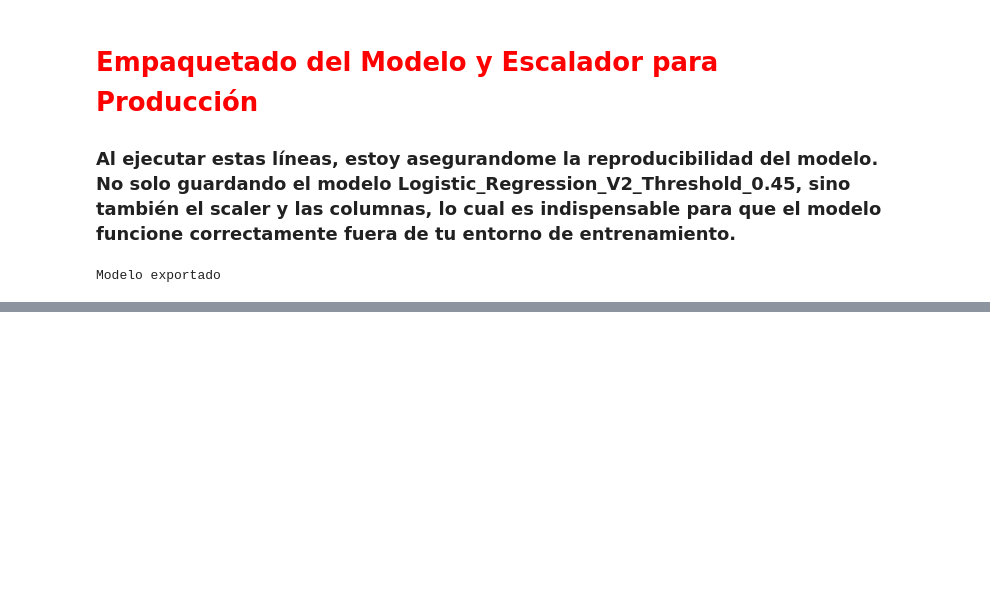
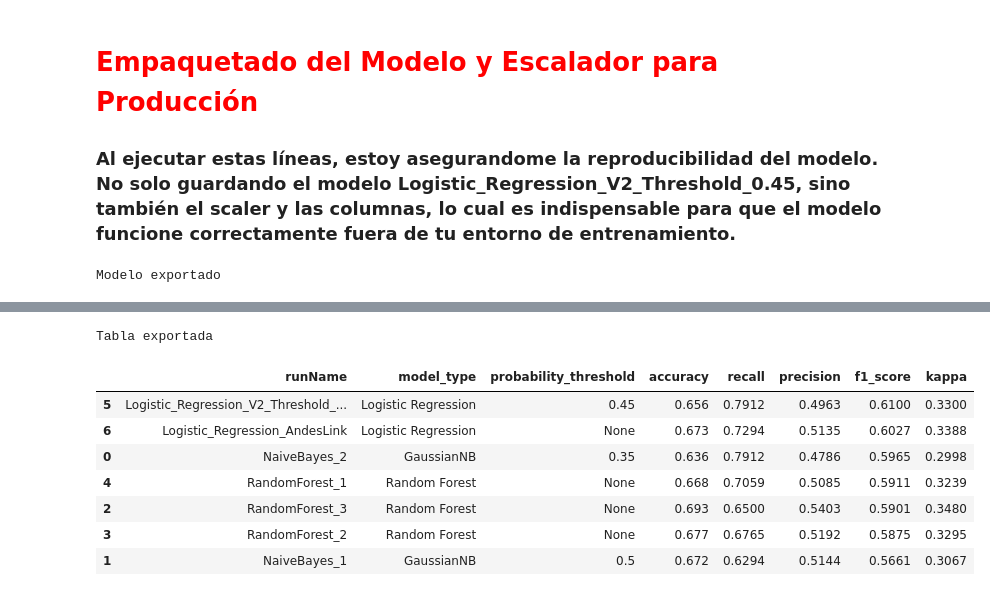
Before and after one commit to JuanManuelResquin84/Portafolio_03_Proyecto_AndesLink_MLOps, a Jupyter notebook: notebooks/02_Modelado_AndesLink.ipynb, the cells around one changed output, grey strips where cells are left out. Drawn from its saved outputs; the diff is of its cells as text; code cells hidden in the pictures; blank space fills up the shorter version.

```diff
--- a/notebooks/02_Modelado_AndesLink.ipynb
+++ b/notebooks/02_Modelado_AndesLink.ipynb
@@ -549,0 +656,79 @@ Modelo exportado
+# %%
+import mlflow
+import pandas as pd
+import os
+import matplotlib.pyplot as plt
+
+# Configuro la ruta de guardado
+reports_dir = '../reports/'
+if not os.path.exists(reports_dir):
+    os.makedirs(reports_dir)
+
+# Extraigo datos de MLflow
+current_experiment = mlflow.get_experiment_by_name("Default")
+if current_experiment is None:
+    runs = mlflow.search_runs()
+else:
+    runs = mlflow.search_runs(experiment_ids=[current_experiment.experiment_id])
+
+# Selección y limpieza de columnas
+columnas_interes = [
+    'tags.mlflow.runName',
+    'params.model_type',
+    'params.probability_threshold',
+    'metrics.accuracy',
+    'metrics.recall',
+    'metrics.precision',
+    'metrics.f1_score',
+    'metrics.kappa'
+]
+
+columnas_presentes = [c for c in columnas_interes if c in runs.columns]
+df_reporte = runs[columnas_presentes].copy()
+df_reporte.columns = [c.replace('tags.mlflow.', '').replace('params.', '').replace('metrics.', '') for c in df_reporte.columns]
+
+if 'f1_score' in df_reporte.columns:
+    df_reporte = df_reporte.sort_values(by='f1_score', ascending=False)
+
+# Redondeamos a 4 decimales para que la imagen se vea limpia
+df_reporte = df_reporte.round(4)
+
+
+# Defino el tamaño de la imagen según la cantidad de modelos
+fig, ax = plt.subplots(figsize=(14, len(df_reporte) * 0.8))
+ax.axis('off')
+
+# Creo la tabla visual
+tabla = ax.table(cellText=df_reporte.values,
+                 colLabels=df_reporte.columns,
+                 cellLoc='center',
+                 loc='center',
+                 colColours=["#f2f2f2"] * len(df_reporte.columns)) # Color gris claro para encabezados
+
+# Estilo de la tabla
+tabla.auto_set_font_size(False)
+tabla.set_fontsize(11)
+tabla.scale(2.5, 2.5) # Ajusta el alto de las filas para que no se amontonen
+
+# Título de la imagen
+plt.title('Comparativa Final de Métricas - Proyecto AndesLink', fontsize=16, fontweight='bold', pad=20)
+
+# Guardo la imagen en reports
+img_path = os.path.join(reports_dir, 'tabla_comparativa_modelos_final.png')
+plt.savefig(img_path, dpi=300, bbox_inches='tight')
+plt.close()
+
+print(f"Tabla exportada")
+
+# Mostrar la tabla en el notebook
+df_reporte
+# %% [output]
+Tabla exportada
+|  | runName | model_type | probability_threshold | accuracy | recall | precision | f1_score | kappa |
+| 5 | Logistic_Regression_V2_Threshold_... | Logistic Regression | 0.45 | 0.656 | 0.7912 | 0.4963 | 0.6100 | 0.3300 |
+| 6 | Logistic_Regression_AndesLink | Logistic Regression | None | 0.673 | 0.7294 | 0.5135 | 0.6027 | 0.3388 |
+| 0 | NaiveBayes_2 | GaussianNB | 0.35 | 0.636 | 0.7912 | 0.4786 | 0.5965 | 0.2998 |
+| 4 | RandomForest_1 | Random Forest | None | 0.668 | 0.7059 | 0.5085 | 0.5911 | 0.3239 |
+| 2 | RandomForest_3 | Random Forest | None | 0.693 | 0.6500 | 0.5403 | 0.5901 | 0.3480 |
+| 3 | RandomForest_2 | Random Forest | None | 0.677 | 0.6765 | 0.5192 | 0.5875 | 0.3295 |
+| 1 | NaiveBayes_1 | GaussianNB | 0.5 | 0.672 | 0.6294 | 0.5144 | 0.5661 | 0.3067 |
```
Also changed, not shown: parts of 9 cells of this notebook, 5 other files.
